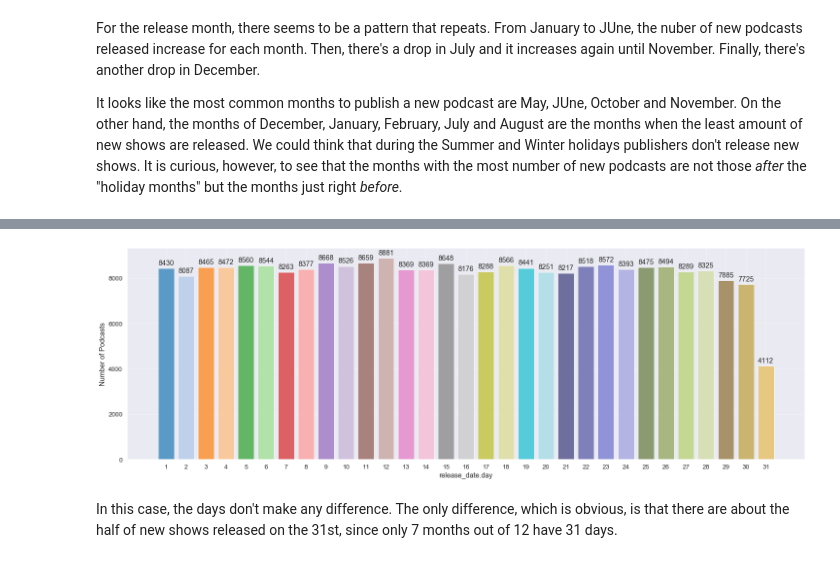
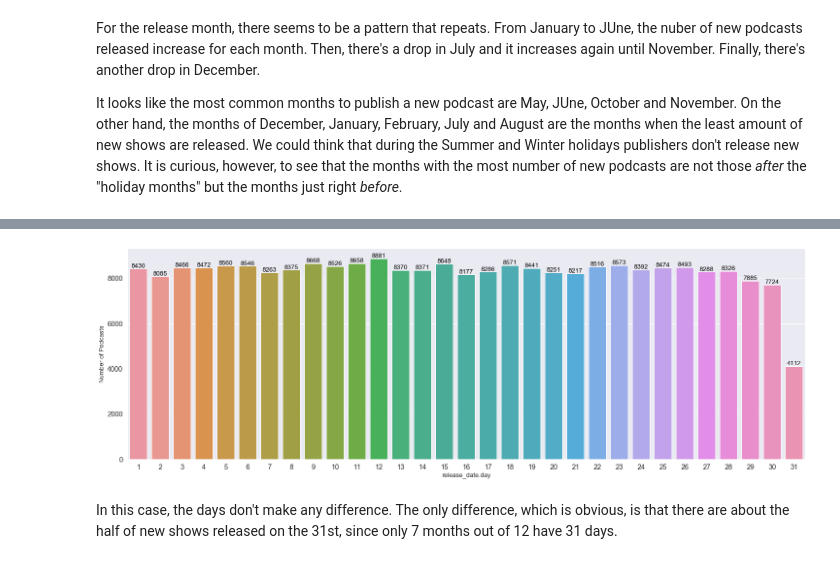
Before and after one commit to xaviercucurull/BDA-Podcasts, a Jupyter notebook: BDA_Final_Project.ipynb, the cells around one changed output, grey strips where cells are left out. Cells and saved outputs as stored; diff of their text form; code cells hidden in the pictures.

Commit message:
Update report - use seaborn for plots

```diff
--- a/BDA_Final_Project.ipynb
+++ b/BDA_Final_Project.ipynb
@@ -478,9 +499,23 @@ print(f'{res.deleted_count} documents deleted')
+# %%
+# Adapted from: https://stackoverflow.com/a/65800265
+for document in podcasts_prep.find():
+    ident = document['_id']
+
+    # Release Date
+    release_dt = datetime.strptime(f"{document['release_date']['day']}/{document['release_date']['month']}/{document['release_date']['year']}", '%d/%m/%Y')
+    podcasts_prep.update_one({"_id": ident}, {"$set":{ "ReleaseDate": release_dt}})
+
+    # Last Date
+    last_dt = datetime.strptime(f"{document['last_date']['day']}/{document['last_date']['month']}/{document['last_date']['year']}", '%d/%m/%Y')
+    podcasts_prep.update_one({"_id": ident}, {"$set":{ "LastDate": release_dt}})
 # %% [markdown]
 ## 5. Data analysis
 After cleaning the database by removing duplicate shows and podcasts that don't contain relevant information, that is, shows without episodes or with an average episode duration of just seconds, we can proceed with the data analaysis.
 # %%
 # Use Matplotlib and Seaborn for visualization
 import seaborn as sns
+import pandas as pd
+from pandas.plotting import register_matplotlib_converters
 import matplotlib.pyplot as plt
 from matplotlib.cm import get_cmap
 from matplotlib.pyplot import figure
@@ -491,15 +526,11 @@ import nltk
 # nltk.download('stopwords')    # First time must download stopwords from nltk
 from nltk.corpus import stopwords as nltk_stopwords
 
-sns.set(font_scale=1.2)    # Affects matplotlib styling
-#plt.rc('font', size=12) #controls default text size
-
-cmap = get_cmap('tab20')
-tab20 = [cmap(i/20) for i in range(20)]
-TABLEAU_COLORS_10 = [cmap(i/10) for i in range(20)]
-cmap = get_cmap('tab20b')
-tab20b = [cmap(i/20) for i in range(20)]
-TABLEAU_COLORS_40 = tab20 + tab20b
+# Set Seaborn theme and palette
+sns.set_theme(style="whitegrid")
+sns.set_palette(sns.color_palette("colorblind"))
+sns.set(font_scale=1.3)
+register_matplotlib_converters()    # To avoid future warninig when plotting dates
 # %% [markdown]
 ### 5.1. Exploratory Data Analysis
 
@@ -670,5 +657,5 @@ For the release month, there seems to be a pattern that repeats. From January to
 It looks like the most common months to publish a new podcast are May, JUne, October and November. On the other hand, the months of December, January, February, July and August are the months when the least amount of new shows are released. We could think that during the Summer and Winter holidays publishers don't release new shows. It is curious, however, to see that the months with the most number of new podcasts are not those *after* the "holiday months" but the months just right *before*.
 # %%
 # Release day
-plot_count_discrete(podcasts_prep, 'release_date.day', annotate=True, figsize=(25, 8), sort='labels')
+plot_count_discrete(podcasts_prep, 'release_date.day', annotate=True, figsize=(25, 8), sort='labels', fontsize=13)
 # %% [output]
@@ -677,4 +662,4 @@ plot_count_discrete(podcasts_prep, 'release_date.day', annotate=True, figsize=(2
-[figure, old version]
+[figure, new version]
 # %% [markdown]
 In this case, the days don't make any difference. The only difference, which is obvious, is that there are about the half of new shows released on the 31st, since only 7 months out of 12 have 31 days.
 # %% [markdown]
```
Also changed, not shown: parts of 35 cells of this notebook.
